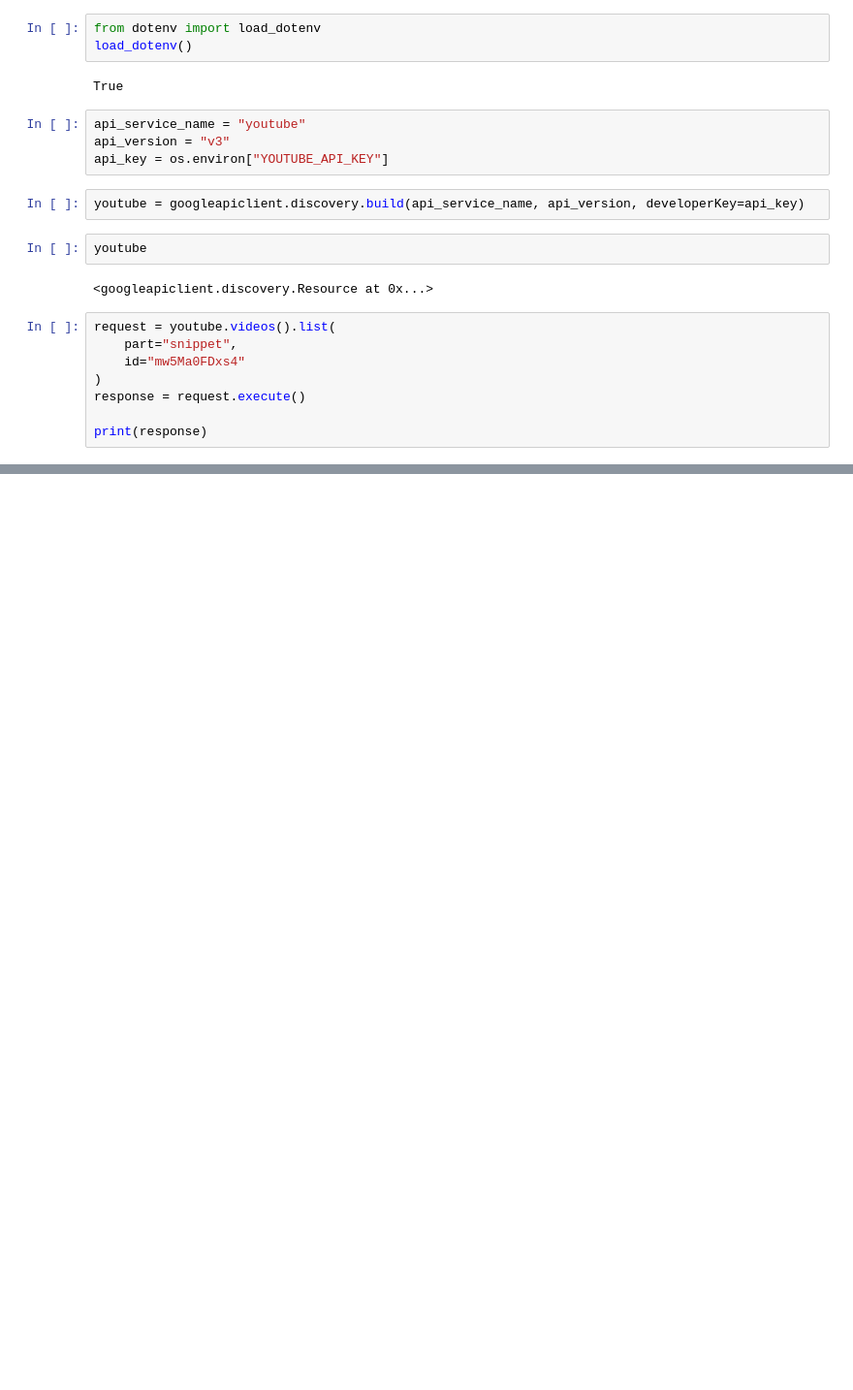
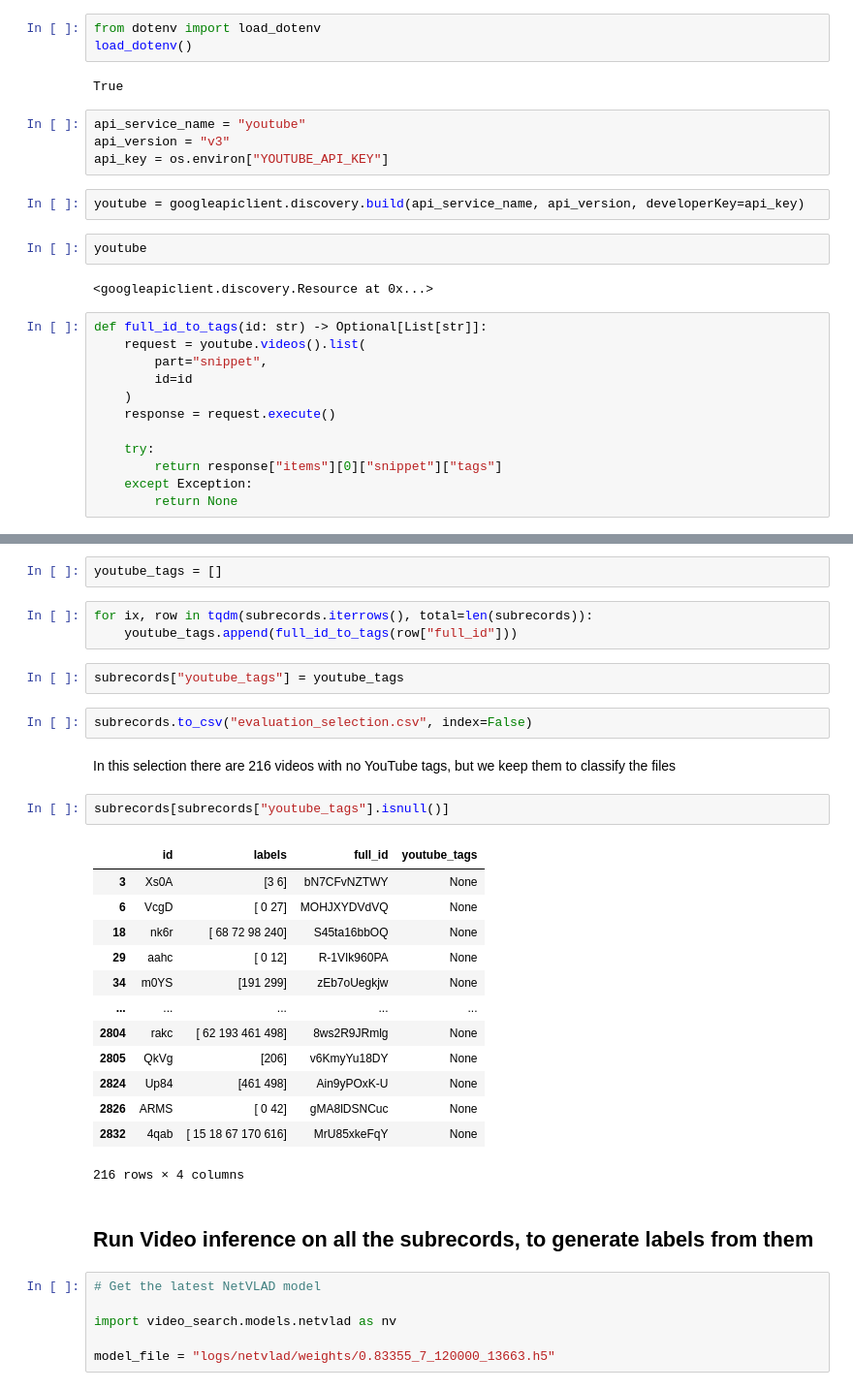
Before and after one commit to watemerald/Capstone, a Jupyter notebook: Evaluation Selection.ipynb, the cells around one changed output, grey strips where cells are left out. Shown at 97% size. Drawn from its saved outputs; the diff is of its cells as text; blank space fills up the shorter version.

Commit message:
Final Evaluation Selection

```diff
--- a/Evaluation Selection.ipynb
+++ b/Evaluation Selection.ipynb
@@ -269,10 +269,14 @@ youtube
 # %% [output]
 <googleapiclient.discovery.Resource at 0x...>
 # %%
-request = youtube.videos().list(
-    part="snippet",
-    id="mw5Ma0FDxs4"
-)
-response = request.execute()
+def full_id_to_tags(id: str) -> Optional[List[str]]:
+    request = youtube.videos().list(
+        part="snippet",
+        id=id
+    )
+    response = request.execute()
 
-print(response)
+    try:
+        return response["items"][0]["snippet"]["tags"]
+    except Exception:
+        return None
@@ -284,0 +292,35 @@ response["items"][0]["snippet"]["tags"]
+# %%
+youtube_tags = []
+# %%
+for ix, row in tqdm(subrecords.iterrows(), total=len(subrecords)):
+    youtube_tags.append(full_id_to_tags(row["full_id"]))
+# %%
+subrecords["youtube_tags"] = youtube_tags
+# %%
+subrecords.to_csv("evaluation_selection.csv", index=False)
+# %% [markdown]
+In this selection there are 216 videos with no YouTube tags, but we keep them to classify the files
+# %%
+subrecords[subrecords["youtube_tags"].isnull()]
+# %% [output]
+|  | id | labels | full_id | youtube_tags |
+| 3 | Xs0A | [3 6] | bN7CFvNZTWY | None |
+| 6 | VcgD | [ 0 27] | MOHJXYDVdVQ | None |
+| 18 | nk6r | [ 68 72 98 240] | S45ta16bbOQ | None |
+| 29 | aahc | [ 0 12] | R-1VIk960PA | None |
+| 34 | m0YS | [191 299] | zEb7oUegkjw | None |
+| ... | ... | ... | ... | ... |
+| 2804 | rakc | [ 62 193 461 498] | 8ws2R9JRmlg | None |
+| 2805 | QkVg | [206] | v6KmyYu18DY | None |
+| 2824 | Up84 | [461 498] | Ain9yPOxK-U | None |
+| 2826 | ARMS | [ 0 42] | gMA8lDSNCuc | None |
+| 2832 | 4qab | [ 15 18 67 170 616] | MrU85xkeFqY | None |
+216 rows × 4 columns
+# %% [markdown]
+## Run Video inference on all the subrecords, to generate labels from them
+# %%
+# Get the latest NetVLAD model
+
+import video_search.models.netvlad as nv
+
+model_file = "logs/netvlad/weights/0.83355_7_120000_13663.h5"
```
Also changed, not shown: parts of 40 cells of this notebook, 1 other file.
